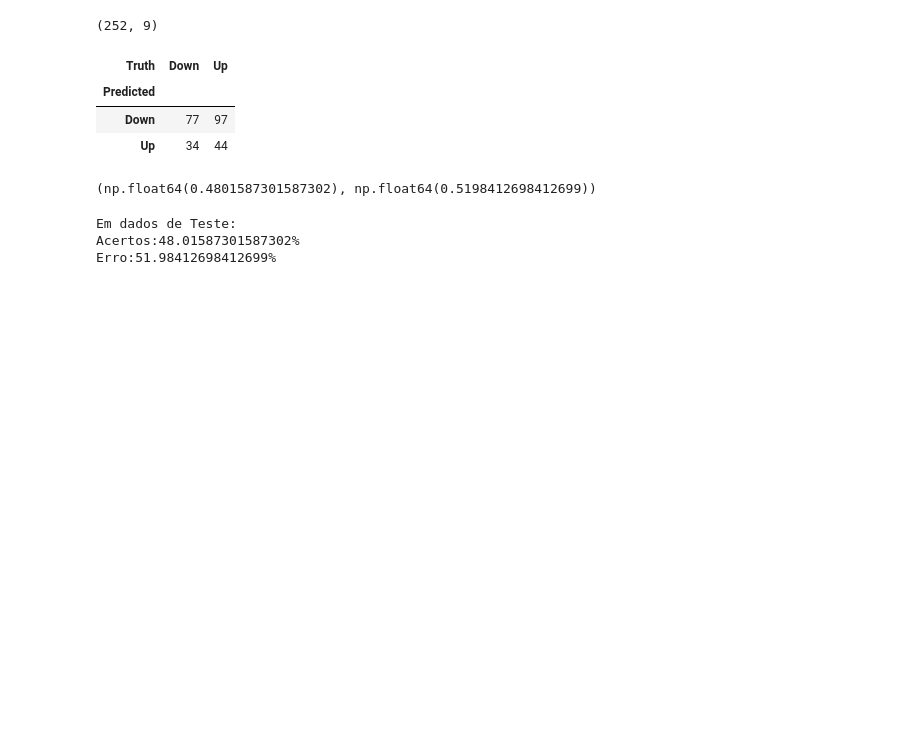
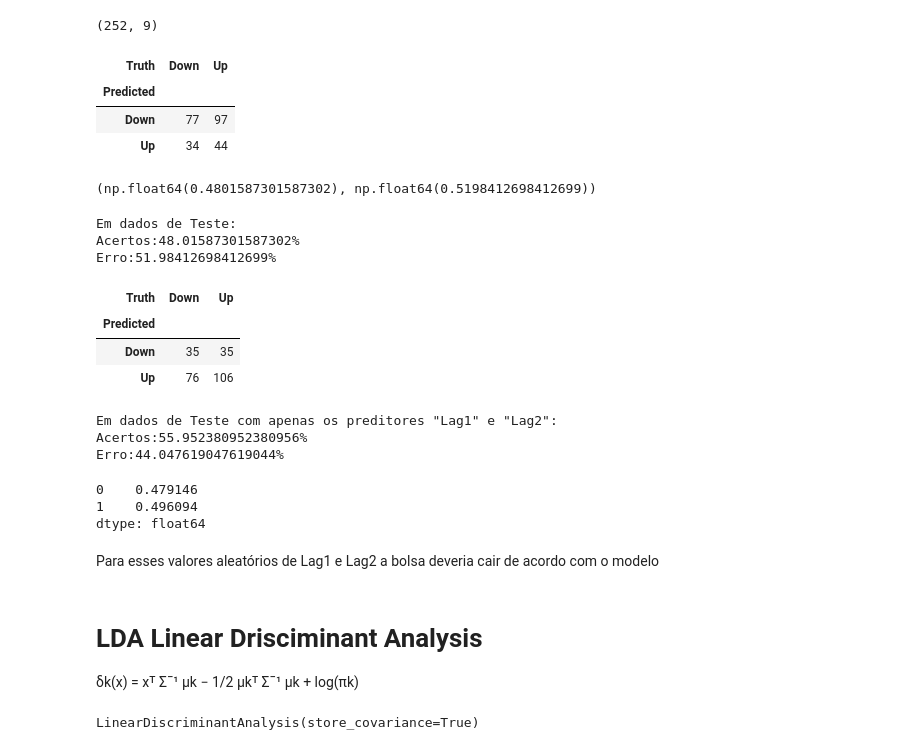
Before and after one commit to oliveira-silva-lucas/ISLP, a Jupyter notebook: Cap_04_Classification/lab_04.ipynb, the cells around one changed output. Cells and saved outputs as stored; diff of their text form; code cells hidden in the pictures; blank space fills up the shorter version.

```diff
--- a/Cap_04_Classification/lab_04.ipynb
+++ b/Cap_04_Classification/lab_04.ipynb
@@ -160,3 +162,44 @@ print(f'Em dados de Teste:\nAcertos:{np.mean(labels==L_test)*100}% \nErro:{np.me
 Em dados de Teste:
 Acertos:48.01587301587302%
 Erro:51.98412698412699%
+# %%
+model = MS(['Lag1', 'Lag2']).fit(Smarket)
+X = model.transform(Smarket)
+X_train, X_test = X.loc[train], X.loc[~train]
+glm_train = sm.GLM(y_train,
+                   X_train,
+                   family=sm.families.Binomial())
+results = glm_train.fit()
+probs = results.predict(exog=X_test)
+labels = np.array(['Down']*probs.shape[0])
+labels[probs>0.5] = 'Up'
+confusion_table(labels, L_test)
+# %% [output]
+| Truth | Down | Up |
+| Predicted |  |  |
+| Down | 35 | 35 |
+| Up | 76 | 106 |
+# %%
+print(f'Em dados de Teste com apenas os preditores "Lag1" e "Lag2":\nAcertos:{np.mean(labels==L_test)*100}% \nErro:{np.mean(labels != L_test) *100}%')
+# %% [output]
+Em dados de Teste com apenas os preditores "Lag1" e "Lag2":
+Acertos:55.952380952380956%
+Erro:44.047619047619044%
+# %%
+#Predição com dados aleatórios
+new_data = pd.DataFrame({
+    'Lag1':[1.2,1.5],
+    'Lag2':[1.1,-0.8]
+})
+newX = model.transform(new_data)
+results.predict(newX)
+# %% [output]
+0    0.479146
+1    0.496094
+dtype: float64
+# %% [markdown]
+Para esses valores aleatórios de Lag1 e Lag2 a bolsa deveria cair de acordo com o modelo
+# %% [markdown]
+# LDA Linear Drisciminant Analysis #
+
+δk(x) = xᵀ Σˉ¹ µk − 1/2 µkᵀ Σˉ¹ µk + log(πk)
@@ -162,0 +208,8 @@ Erro:51.98412698412699%
+# %%
+#Remover Intercepto pois LDA adiciona
+X_train, X_test = [M.drop(columns=['intercept'])
+                   for M in [X_train, X_test]]
+#Como é LDA podemos passar a informação de 'Direction' como y da Predição, k -> Direction-> ['Down', 'Up']
+lda.fit(X_train, L_train)
+# %% [output]
+LinearDiscriminantAnalysis(store_covariance=True)
```
Also changed, not shown: parts of 40 cells of this notebook.
